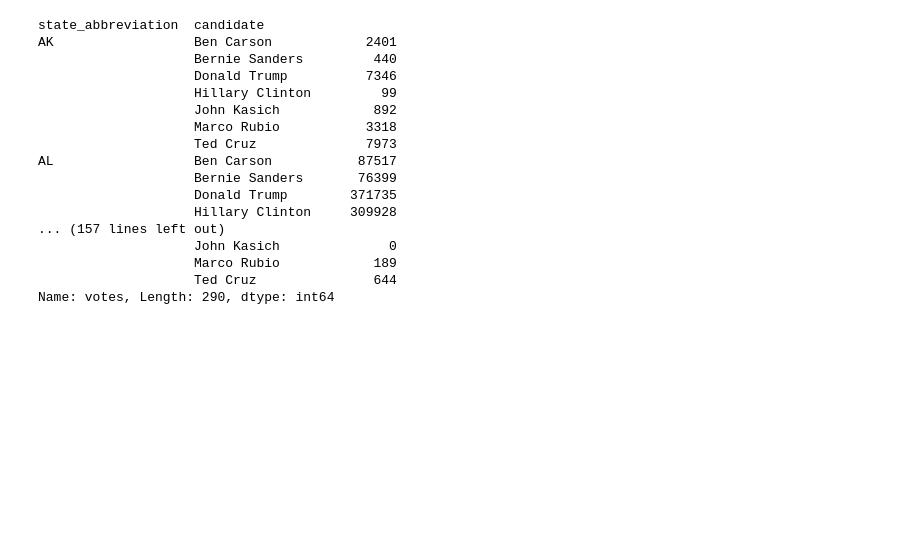
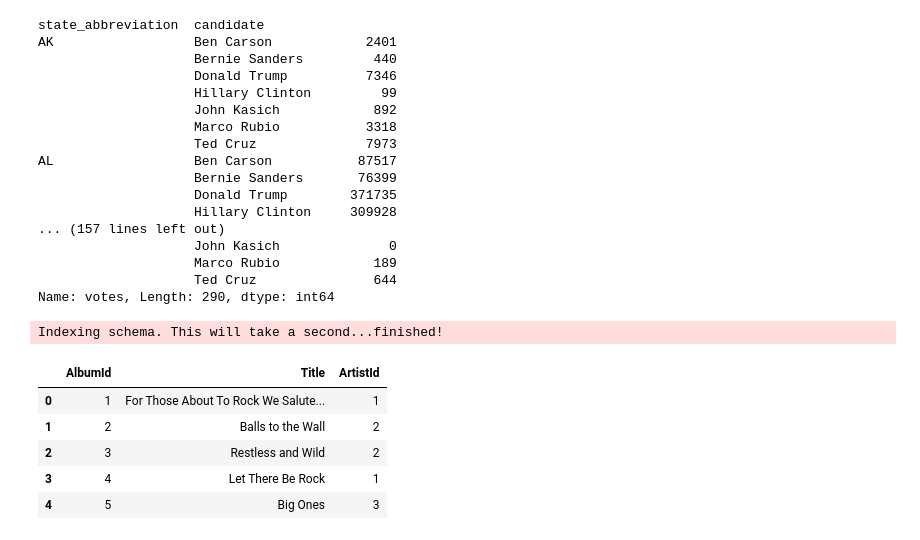
Before and after one commit to jailsonpj/data-science-project, a Jupyter notebook: exemplos/pandas.ipynb, the cells around one changed output. Cells and saved outputs as stored; diff of their text form; code cells hidden in the pictures; blank space fills up the shorter version.

```diff
--- a/exemplos/pandas.ipynb
+++ b/exemplos/pandas.ipynb
@@ -244,3 +245,7 @@ AL                  Ben Carson           87517
                     Marco Rubio            189
                     Ted Cruz               644
 Name: votes, Length: 290, dtype: int64
+# %%
+database = DemoDB()
+# %% [output]
+Indexing schema. This will take a second...finished!
@@ -246,0 +254,9 @@ Name: votes, Length: 290, dtype: int64
+# %%
+album.head()
+# %% [output]
+|  | AlbumId | Title | ArtistId |
+| 0 | 1 | For Those About To Rock We Salute... | 1 |
+| 1 | 2 | Balls to the Wall | 2 |
+| 2 | 3 | Restless and Wild | 2 |
+| 3 | 4 | Let There Be Rock | 1 |
+| 4 | 5 | Big Ones | 3 |
```
Also changed, not shown: parts of 6 cells of this notebook, 2 other files.
